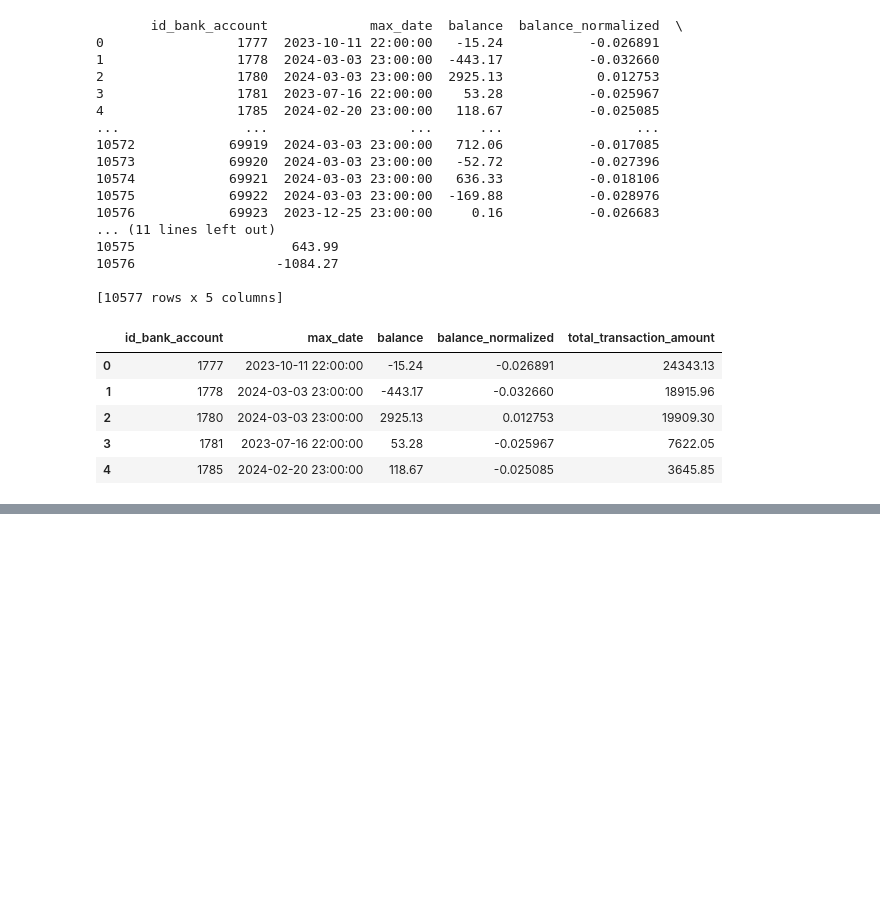
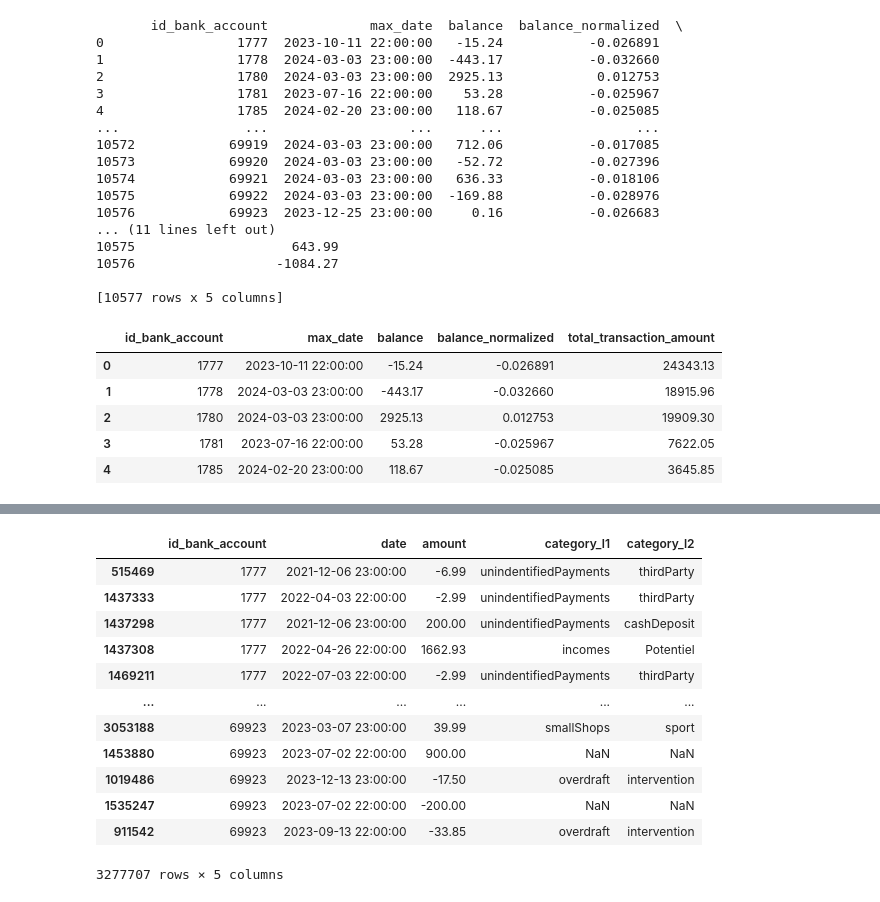
Before and after one commit to rouaabl/Projet-construction-d-un-score-d-octroi, a Jupyter notebook: start.ipynb, the cells around one changed output, grey strips where cells are left out. Drawn from its saved outputs; the diff is of its cells as text; code cells hidden in the pictures; blank space fills up the shorter version.

```diff
--- a/start.ipynb
+++ b/start.ipynb
@@ -272,0 +334,18 @@ plt.show()
+# %%
+copy_trans_sorted = copy_trans.sort_values(by='id_bank_account')
+# %%
+copy_trans_sorted
+# %% [output]
+|  | id_bank_account | date | amount | category_l1 | category_l2 |
+| 515469 | 1777 | 2021-12-06 23:00:00 | -6.99 | unindentifiedPayments | thirdParty |
+| 1437333 | 1777 | 2022-04-03 22:00:00 | -2.99 | unindentifiedPayments | thirdParty |
+| 1437298 | 1777 | 2021-12-06 23:00:00 | 200.00 | unindentifiedPayments | cashDeposit |
+| 1437308 | 1777 | 2022-04-26 22:00:00 | 1662.93 | incomes | Potentiel |
+| 1469211 | 1777 | 2022-07-03 22:00:00 | -2.99 | unindentifiedPayments | thirdParty |
+| ... | ... | ... | ... | ... | ... |
+| 3053188 | 69923 | 2023-03-07 23:00:00 | 39.99 | smallShops | sport |
+| 1453880 | 69923 | 2023-07-02 22:00:00 | 900.00 | NaN | NaN |
+| 1019486 | 69923 | 2023-12-13 23:00:00 | -17.50 | overdraft | intervention |
+| 1535247 | 69923 | 2023-07-02 22:00:00 | -200.00 | NaN | NaN |
+| 911542 | 69923 | 2023-09-13 22:00:00 | -33.85 | overdraft | intervention |
+3277707 rows × 5 columns
```
Also changed, not shown: parts of 11 cells of this notebook.
